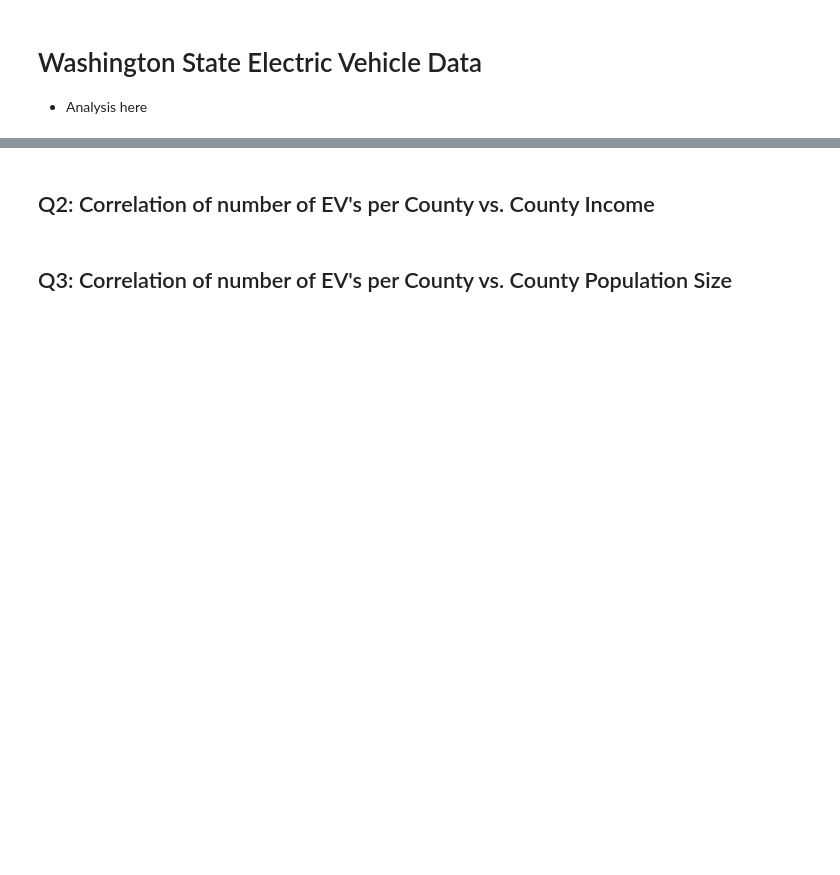
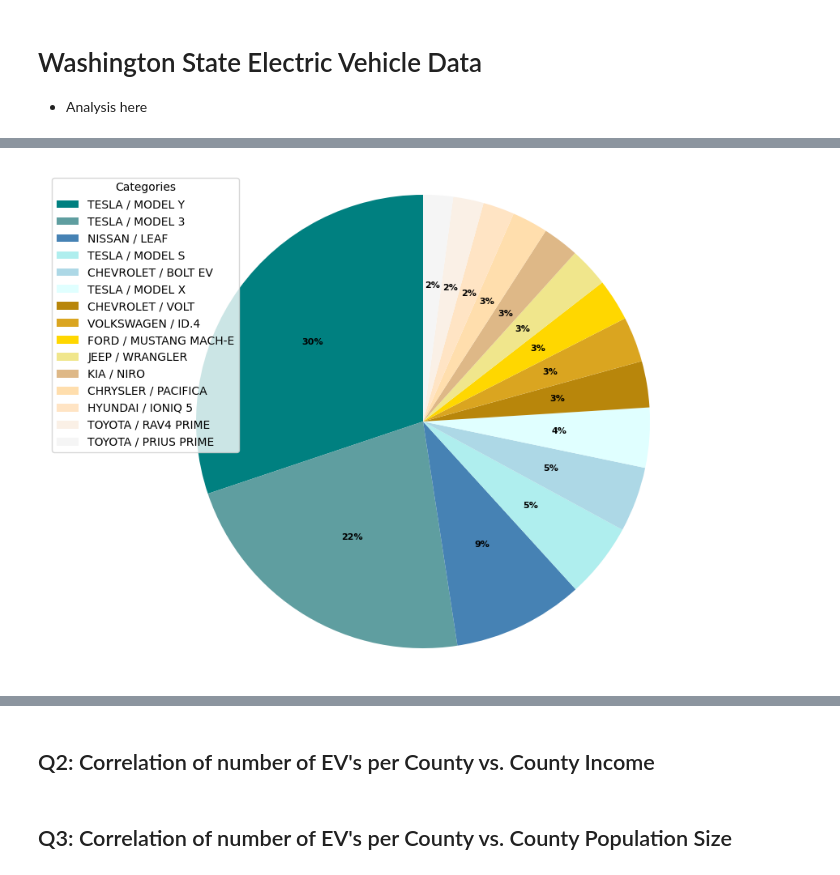
Before and after one commit to bhart4278/FINAL_Project_1_T3, a Jupyter notebook: EvProjectPy/Main_Project_Code.ipynb, the cells around one changed output, grey strips where cells are left out. Saved outputs shown, nothing was run; the diff lists cells and outputs as text; code cells hidden in the pictures; blank space fills up the shorter version.

```diff
--- a/EvProjectPy/Main_Project_Code.ipynb
+++ b/EvProjectPy/Main_Project_Code.ipynb
@@ -5,0 +91,30 @@
+# %%
+labels=popularEV_15['Make_Model']
+sizes=popularEV_15['Count']
+colors = [
+    "teal",
+    "cadetblue",
+    "steelblue",
+    "paleturquoise",
+    "lightblue",
+    "lightcyan",
+    "darkgoldenrod",
+    "goldenrod",
+    "gold",
+    "khaki",
+    "burlywood",
+    "navajowhite",
+    "bisque",
+    "linen",
+    "whitesmoke"
+]
+plt.figure(figsize=(12, 8))
+wedges, texts, autotexts = plt.pie(sizes, colors=colors, autopct='%1.0f%%', startangle=90)
+plt.setp(texts, size=10)  # Set size of the labels
+plt.setp(autotexts, size=8, weight='bold', color='black')  # Style the percentage labels
+plt.legend(wedges, labels, title="Categories", loc="best", fontsize=10)
+plt.axis("equal")
+plt.savefig("Outputs/Top15_Popular_EVs%Pie.png")
+plt.show()
+# %% [output]
+[figure, added]
```
Also changed, not shown: parts of 10 cells of this notebook, 5 other files.
